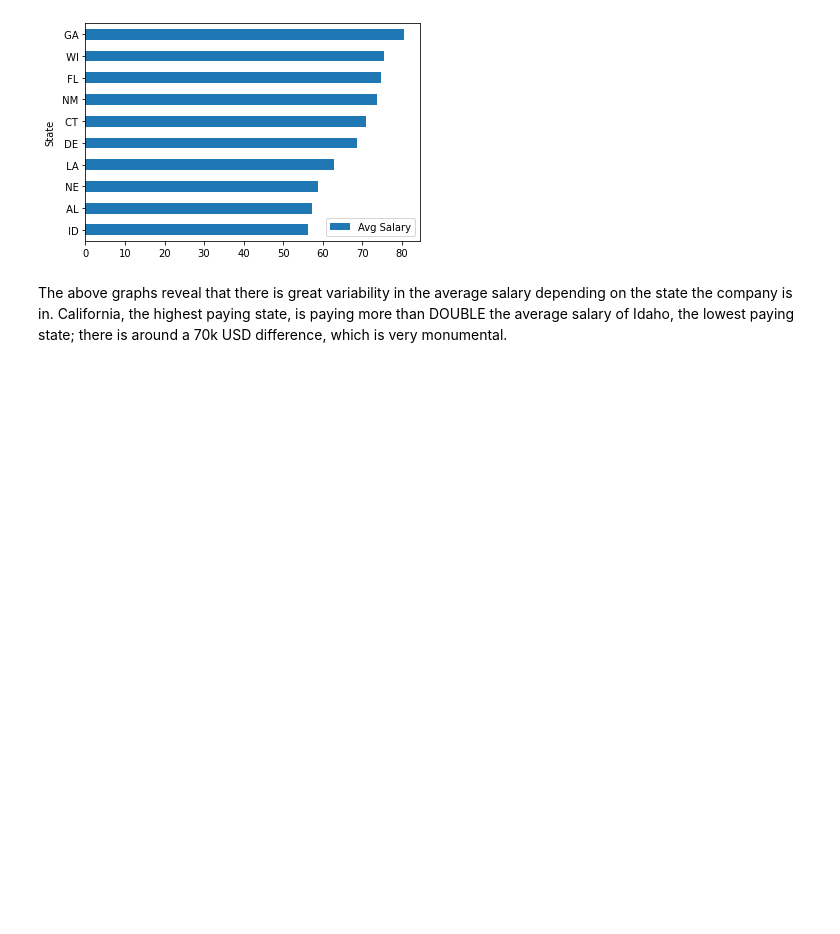
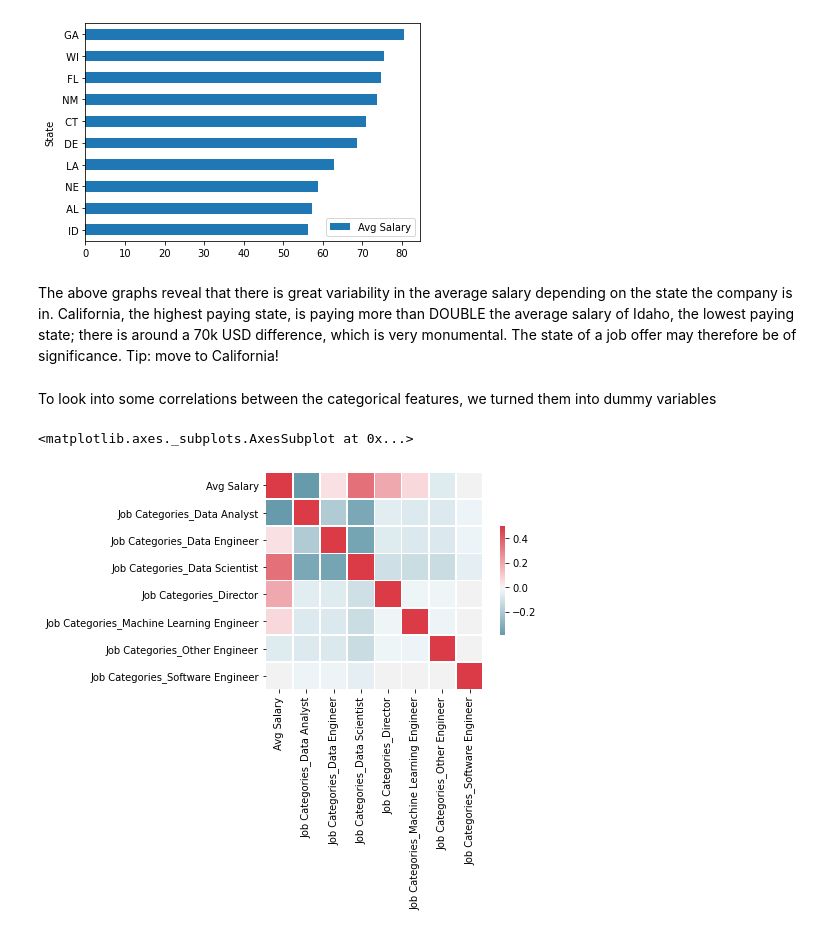
Before and after one commit to Aviost111/ds_project, a Jupyter notebook: GLASSDOOR SALARY PREDICTION PROJECT.ipynb, the cells around one changed output. Cells and saved outputs as stored; diff of their text form; code cells hidden in the pictures; blank space fills up the shorter version.

Commit message:
done with data vis for now

```diff
--- a/GLASSDOOR SALARY PREDICTION PROJECT.ipynb
+++ b/GLASSDOOR SALARY PREDICTION PROJECT.ipynb
@@ -615,4 +615,21 @@ states2.plot(kind='barh')
 [figure]
 [figure]
 # %% [markdown]
-The above graphs reveal that there is great variability in the average salary depending on the state the company is in. California, the highest paying state, is paying more than DOUBLE the average salary of Idaho, the lowest paying state; there is around a 70k USD difference, which is very monumental.
+The above graphs reveal that there is great variability in the average salary depending on the state the company is in. California, the highest paying state, is paying more than DOUBLE the average salary of Idaho, the lowest paying state; there is around a 70k USD difference, which is very monumental. The state of a job offer may therefore be of significance.
+Tip: move to California!
+# %% [markdown]
+To look into some correlations between the categorical features, we turned them into dummy variables
+# %%
+dfDummies = pd.get_dummies(df.drop(['Job Title', 'Salary Estimate', 'Job Description',
+                               'Company Name','Location','Headquarters','Founded','Competitors',
+                               'Min_Salary','Max_Salary','Revenue'], axis=1))
+# %%
+# heatmap of correlations between job categories and average salary
+
+sns.heatmap(dfDummies[['Avg Salary', 'Job Categories_Data Analyst',
+       'Job Categories_Data Engineer', 'Job Categories_Data Scientist',
+       'Job Categories_Director', 'Job Categories_Machine Learning Engineer',
+       'Job Categories_Other Engineer', 'Job Categories_Software Engineer']].corr(), vmax =0.5, center =0, cmap=cmap, square=True, linewidths=.5, cbar_kws={"shrink":.5})
+# %% [output]
+<matplotlib.axes._subplots.AxesSubplot at 0x...>
+[figure, added]
```
Also changed, not shown: parts of 7 cells of this notebook, 1 other file.
